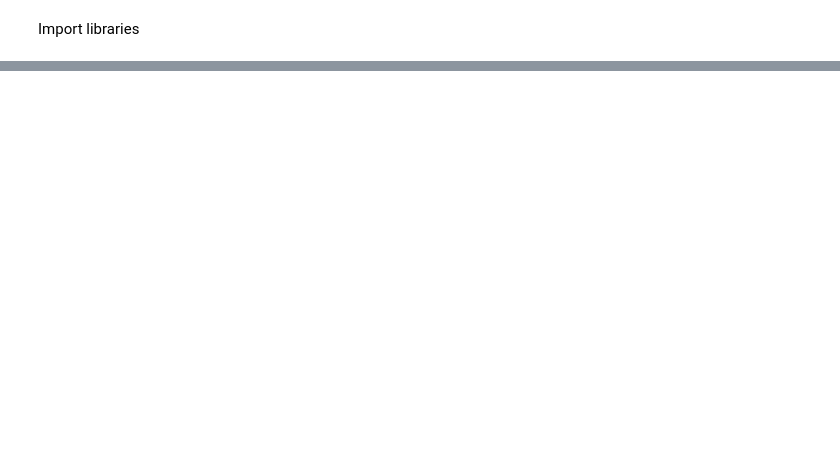
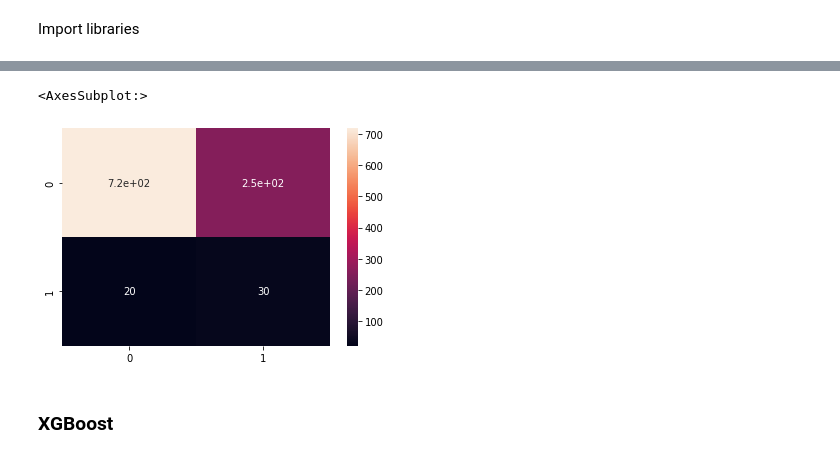
Before and after one commit to katrinenymann/data_science_exam, a Jupyter notebook: analysis.ipynb, the cells around one changed output, grey strips where cells are left out. Saved outputs shown, nothing was run; the diff lists cells and outputs as text; code cells hidden in the pictures; blank space fills up the shorter version.

```diff
--- a/analysis.ipynb
+++ b/analysis.ipynb
@@ -122,0 +146,7 @@ print("After oversampling:", X_train.shape)
+# %%
+#Predictions
+prediction_values = model.predict(X_test)
+# Convert into classes
+prediction = []
+for i in prediction_values:
+    prediction.append(np.where(i > 0.5, 1,0)[0])
@@ -122,0 +155,10 @@ print("After oversampling:", X_train.shape)
+# %%
+from sklearn.metrics import classification_report, confusion_matrix
+
+print(f"F1 Score {f1_score(y_test, prediction, average='macro')}")
+print(f"Accuracy {accuracy_score(y_test, prediction)}")
+
+print(classification_report(y_test,prediction))
+print()
+cf = confusion_matrix(y_test,prediction)
+print(cf)
@@ -122,0 +180,8 @@ print("After oversampling:", X_train.shape)
+# %%
+import seaborn as sns
+sns.heatmap(cf, annot=True)
+# %% [output]
+<AxesSubplot:>
+[figure, added]
+# %% [markdown]
+### XGBoost
```
Also changed, not shown: parts of 37 cells of this notebook, 4 other files.
